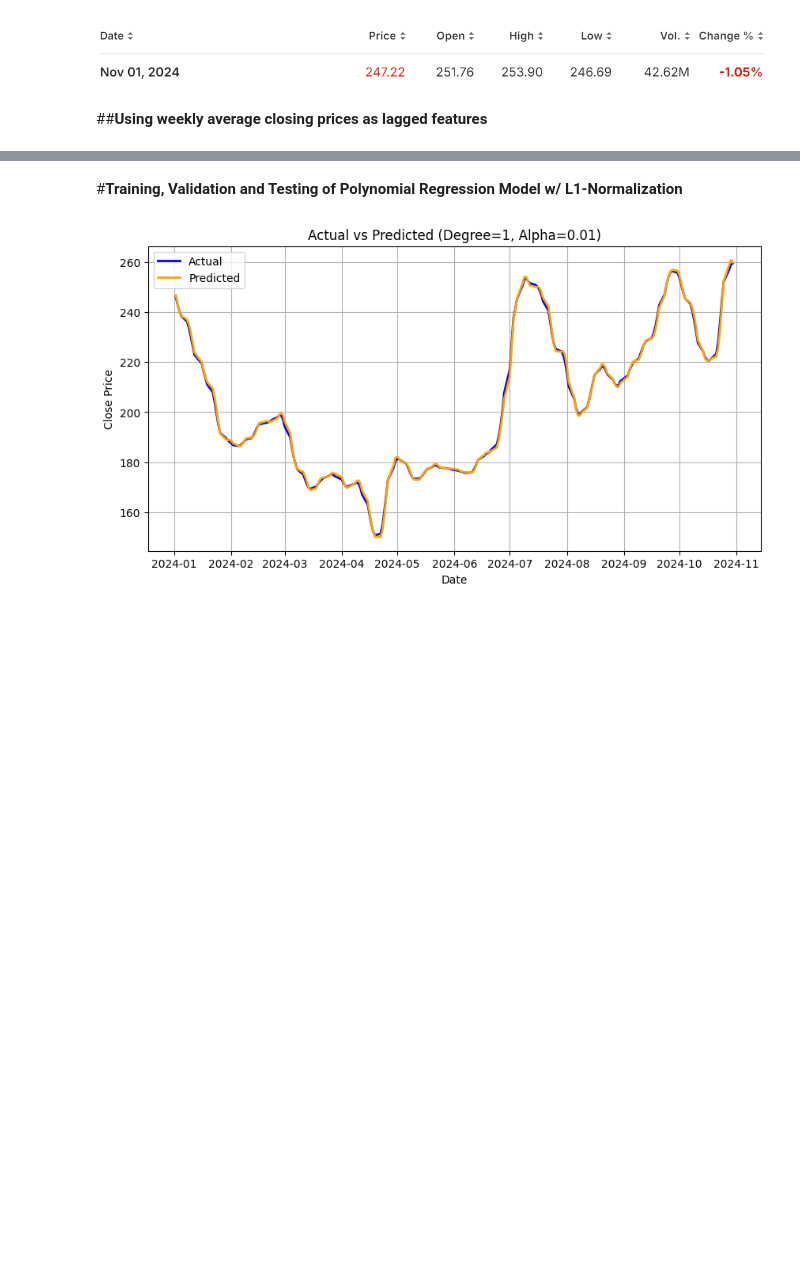
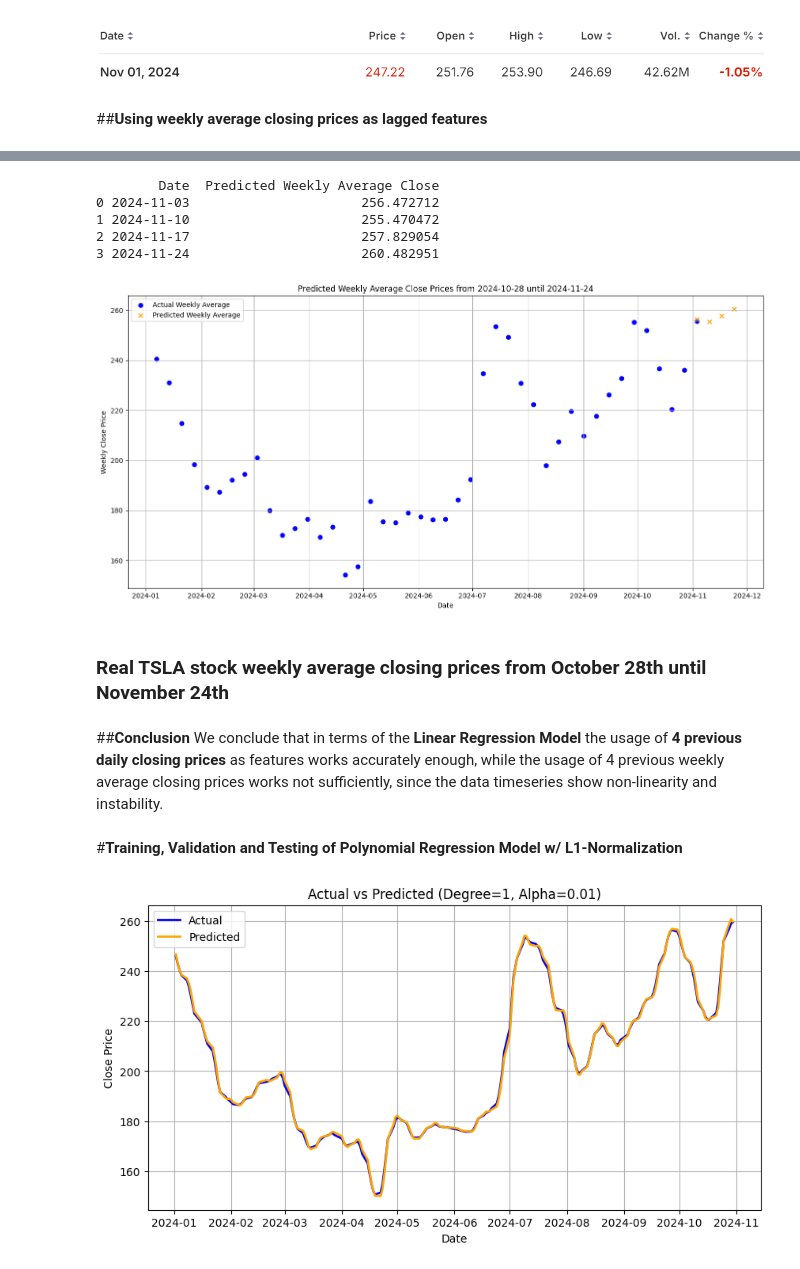
Before and after one commit to miltiadiss/CEID_NE5237-Decision-Theory, a Jupyter notebook: TSLA_stock_price_prediction.ipynb, the cells around one changed output, grey strips where cells are left out. Saved outputs shown, nothing was run; the diff lists cells and outputs as text; code cells hidden in the pictures; blank space fills up the shorter version.

```diff
--- a/TSLA_stock_price_prediction.ipynb
+++ b/TSLA_stock_price_prediction.ipynb
@@ -408,3 +386,53 @@ Weekly_Avg_Close_t = 16.9923 + (1.3328) * weekly_avg_t-1 + (-0.3721) * weekly_av
+# %%
+# Train the model with the best value of lagged features, which is N=4
+N = 4
+_, _, _, _, _, _, weights, bias = linear_regression_model(N, weekly_avg_df)
+
+# Prepare to make predictions for the first 3 weeks of November 2024
+last_known_week = weekly_avg_df[weekly_avg_df['Date'] < '2024-11-01'].iloc[-1]
+last_n_weeks = [last_known_week['Close']] + list(weekly_avg_df['Close'].iloc[-N+1:].values)
+
+# Predict the weekly averages for 4 weeks of November 2024 from 2024-10-28 until 2024-11-24
+predicted_weekly_avg = []
+for week in range(4):
+    # Calculate the predicted close price for the next week
+    predicted_close = np.dot(last_n_weeks[::-1], weights) + bias
+    predicted_weekly_avg.append(predicted_close)
+
+    # Update the last N weeks for the next prediction
+    last_n_weeks = last_n_weeks[1:] + [predicted_close]
+
+# Create DataFrame for predicted dates and prices
+predicted_dates = pd.date_range(start='2024-11-01', periods=4, freq='W')
+predictions_df = pd.DataFrame({'Date': predicted_dates, 'Predicted Weekly Average Close': predicted_weekly_avg})
+print(predictions_df)
+
+# Filter to keep only data from 2024
+weekly_avg_df_2024 = weekly_avg_df[weekly_avg_df['Date'].dt.year == 2024]
+predictions_df_2024 = predictions_df[predictions_df['Date'].dt.year == 2024]
+
+fig, ax = plt.subplots(figsize=(14, 7))
+ax.scatter(weekly_avg_df_2024['Date'], weekly_avg_df_2024['Close'], color='blue', label='Actual Weekly Average', s=40)
+ax.scatter(predictions_df_2024['Date'], predictions_df_2024['Predicted Weekly Average Close'], color='orange', label='Predicted Weekly Average', s=40, marker='x')
+ax.set_title('Predicted Weekly Average Close Prices from 2024-10-28 until 2024-11-24')
+ax.set_xlabel('Date')
+ax.set_ylabel('Weekly Close Price')
+ax.legend()
+ax.grid(True)
+plt.tight_layout()
+plt.show()
+# %% [output]
+        Date  Predicted Weekly Average Close
+0 2024-11-03                      256.472712
+1 2024-11-10                      255.470472
+2 2024-11-17                      257.829054
+3 2024-11-24                      260.482951
+[figure, added]
+# %% [markdown]
+### **Real TSLA stock weekly average closing prices from October 28th until November 24th**
+# %% [markdown]
+##**Conclusion**
+We conclude that in terms of the **Linear Regression Model** the usage of **4 previous daily closing prices** as features works accurately enough, while the usage of 4 previous weekly average closing prices works not sufficiently, since the data timeseries show non-linearity and instability.
 # %% [markdown]
 #**Training, Validation and Testing of Polynomial Regression Model w/ L1-Normalization**
 # %%
```
Also changed, not shown: parts of 7 cells of this notebook.
